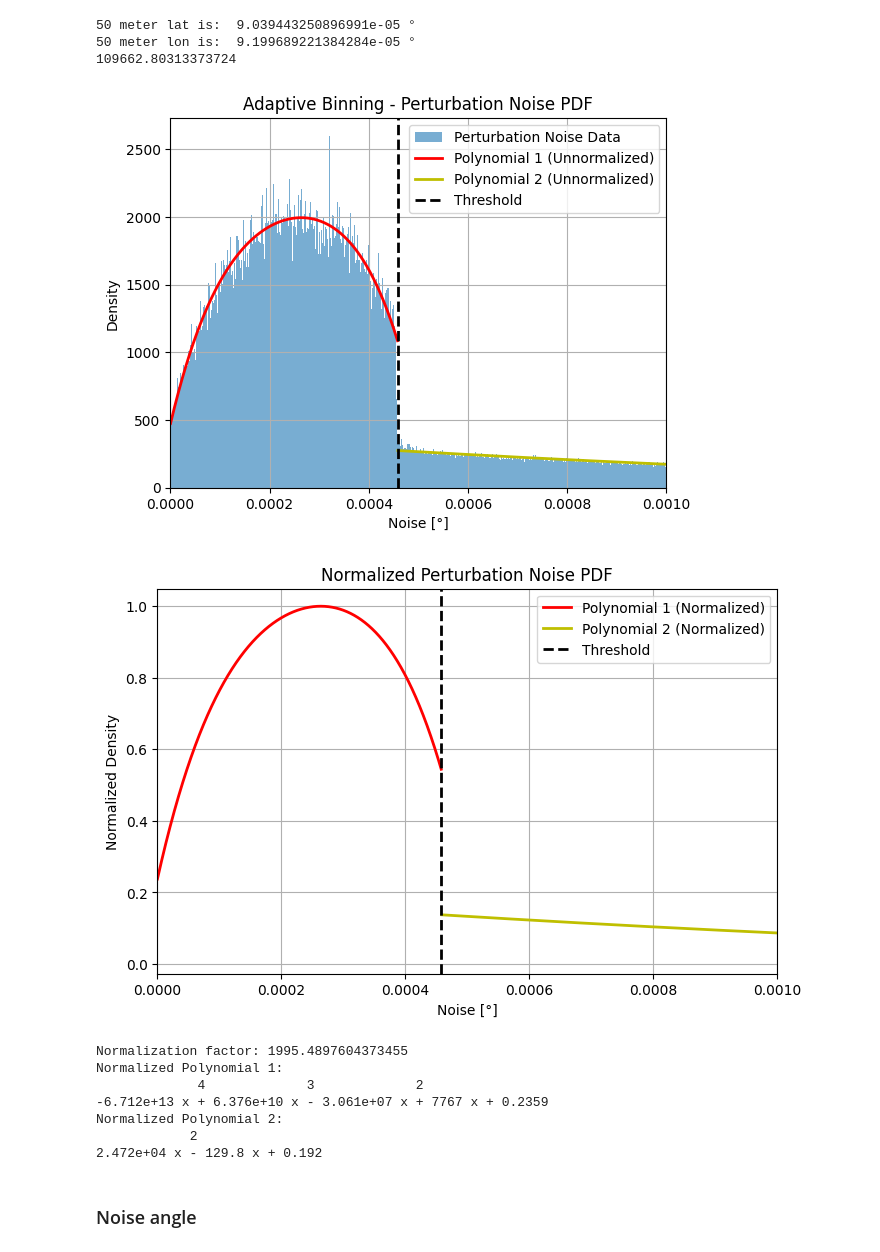
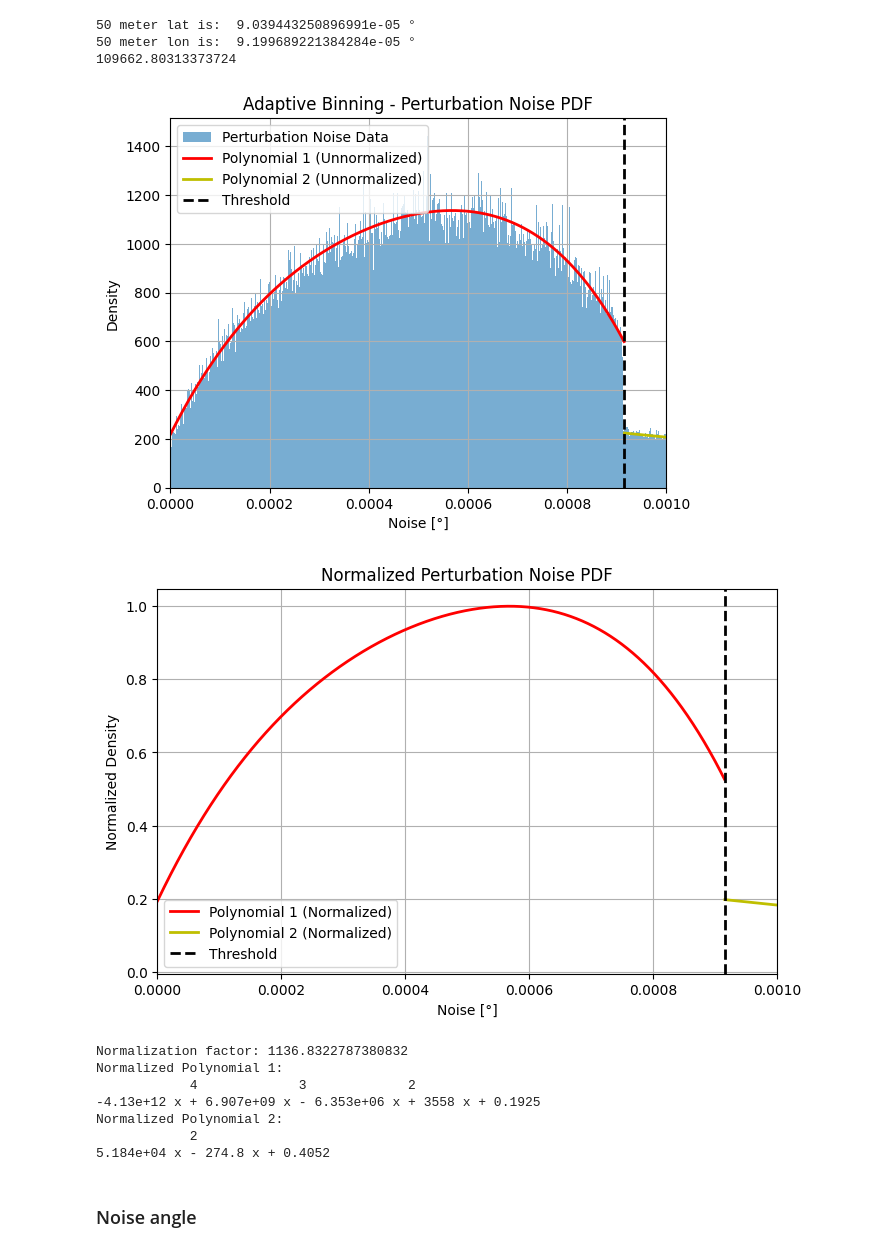
Before and after one commit to dieterj1/thesis, a Jupyter notebook: geolife/noise_distribution.ipynb, the cells around one changed output. Cells and saved outputs as stored; diff of their text form; code cells hidden in the pictures.

```diff
--- a/geolife/noise_distribution.ipynb
+++ b/geolife/noise_distribution.ipynb
@@ -13,7 +13,7 @@ import os
 root_path = "/mnt/d/maart18maxDist500noDROPv2"
 perturbed_traces = []
 
-space_noise, time_min_period = 50.0, 30  # Perturbation parameters
+space_noise, time_min_period = 100.0, 30
 traces = []
 # Load and perturb traces user by user
 for i in range(100):
@@ -46,10 +46,6 @@ for i in range(100):
 print(f"Total perturbed traces: {len(perturbed_traces)}")
 # %% [output]
 Total perturbed traces: 10321
-# %%
-(space_noise, time_min_period) = (50.0, 30)
-#Picker string 'closest'
-perturbed_traces = tr.perturb_traces((space_noise, time_min_period), traces, picker_str='closest')
 # %%
 lat_meter_per_degree = tr.rs_geodesic_distance((41.9028, 12.4964),(41.9028, 12.4965)) * 10000
 lon_meter_per_degree = tr.rs_geodesic_distance((41.9028, 12.4964),(41.9029, 12.4964)) * 10000
@@ -83,7 +79,7 @@ import numpy as np
 import matplotlib.pyplot as plt
 
 # Define threshold for finer binning
-threshold = 0.000458
+threshold = 0.000915
 
 num_fine_bins = 1000  # More bins in the fine region
 num_coarse_bins = 5000  # Fewer bins in the coarse region
@@ -141,42 +137,42 @@ plt.xlabel("Noise [°]")
 plt.ylabel("Density")
 plt.title("Adaptive Binning - Perturbation Noise PDF")
 plt.legend()
 plt.xlim(0, 0.001)
 plt.grid(True)
 plt.show()
 
 # Normalized plot
 plt.figure(figsize=(8, 5))
 if f_1:
     plt.plot(x_smooth_1, y_smooth_1 / max_value, 'r-', linewidth=2, label="Polynomial 1 (Normalized)")
 if f_2:
     plt.plot(x_smooth_2, y_smooth_2 / max_value, 'y-', linewidth=2, label="Polynomial 2 (Normalized)")
 
 plt.axvline(threshold, color='black', linestyle='dashed', linewidth=2, label="Threshold")
 plt.xlabel("Noise [°]")
 plt.ylabel("Normalized Density")
 plt.title("Normalized Perturbation Noise PDF")
 plt.legend()
 plt.xlim(0, 0.001)
 plt.grid(True)
 plt.show()
 
 # Output normalization factor
 print("Normalization factor:", max_value)
 if f_1:
     print("Normalized Polynomial 1:\n", f_1 / max_value)
 if f_2:
     print("Normalized Polynomial 2:\n", f_2 / max_value)
 # %% [output]
-[figure, old version]
+[figure, new version]
-[figure, old version]
+[figure, new version]
-Normalization factor: 1995.4897604373455
+Normalization factor: 1136.8322787380832
 Normalized Polynomial 1:
-             4             3             2
--6.712e+13 x + 6.376e+10 x - 3.061e+07 x + 7767 x + 0.2359
+            4             3             2
+-4.13e+12 x + 6.907e+09 x - 6.353e+06 x + 3558 x + 0.1925
 Normalized Polynomial 2:
             2
-2.472e+04 x - 129.8 x + 0.192
+5.184e+04 x - 274.8 x + 0.4052
 # %% [markdown]
 ### Noise angle
 # %%
```
Also changed, not shown: 5 other files.
